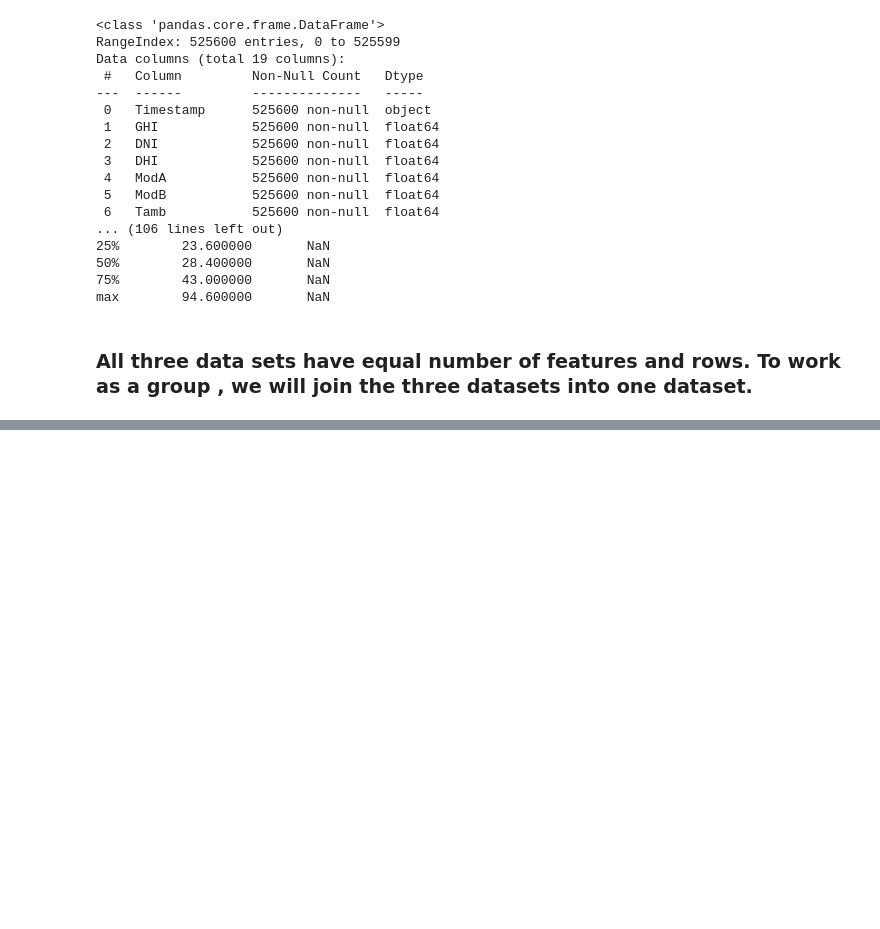
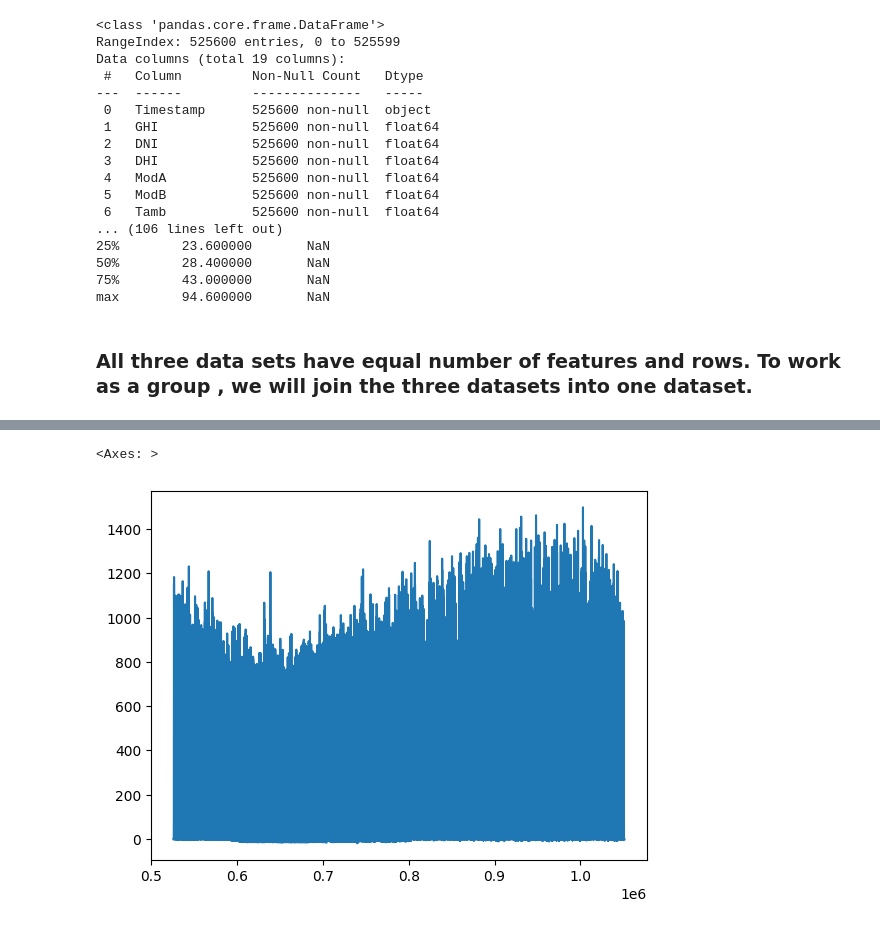
Before and after one commit to Eba-Fekadu/Machine_Learning_Capstone_Project_1, a Jupyter notebook: notebooks/EDA.ipynb, the cells around one changed output, grey strips where cells are left out. Drawn from its saved outputs; the diff is of its cells as text; code cells hidden in the pictures; blank space fills up the shorter version.

```diff
--- a/notebooks/EDA.ipynb
+++ b/notebooks/EDA.ipynb
@@ -178,0 +216,5 @@ Outlier detection using Isolation forest
+# %%
+df[df['Country'] == 'Sierra Leone']['GHI'].plot()
+# %% [output]
+<Axes: >
+[figure, added]
```
Also changed, not shown: parts of 31 cells of this notebook.
